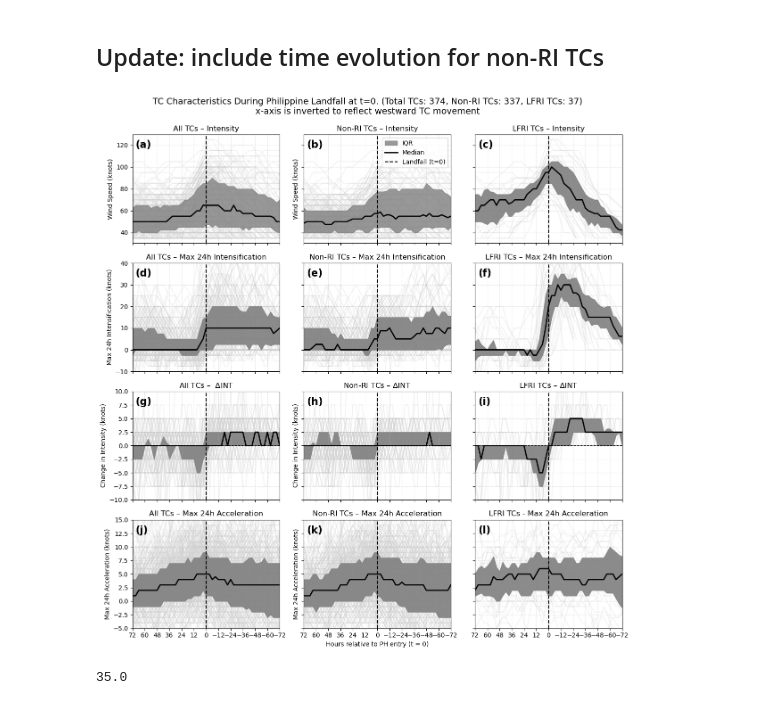
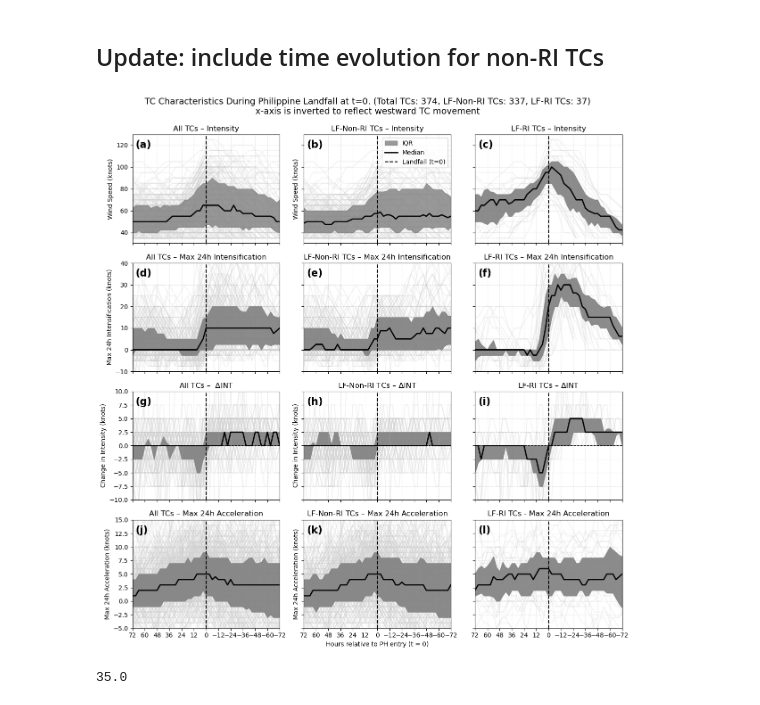
Before and after one commit to baracoma/tc-statistics, a Jupyter notebook: tc-characteristics.ipynb, the cells around one changed output. Cells and saved outputs as stored; diff of their text form; code cells hidden in the pictures.

Commit message:
Updated definitions from Non-RI TCs to LF-Non-RI TCs and LFRI to LF-RI TCs.

```diff
--- a/tc-characteristics.ipynb
+++ b/tc-characteristics.ipynb
@@ -1172,7 +1172,7 @@ for sid, group in df_nonri.groupby('SID'):
 ax_wind_nonri.fill_between(stats_nonri['t_step'], stats_nonri['p25'], stats_nonri['p75'], color='grey', alpha=0.8, label='IQR', zorder=2)
 ax_wind_nonri.plot(stats_nonri['t_step'], stats_nonri['median'], color='black', linewidth=2, label='Median', zorder=3)
 ax_wind_nonri.axvline(0, color='black', linestyle='--', label='Landfall (t=0)')
-ax_wind_nonri.set_title("Non-RI TCs – Intensity")
+ax_wind_nonri.set_title("LF-Non-RI TCs – Intensity")
 ax_wind_nonri.set_ylabel("Wind Speed (knots)")
 ax_wind_nonri.grid(True, linestyle='--', alpha=0.3)
 ax_wind_nonri.legend(loc='upper right')
@@ -1185,7 +1185,7 @@ for sid, group in df_ri.groupby('SID'):
 ax_wind_ri.fill_between(stats_ri['t_step'], stats_ri['p25'], stats_ri['p75'], color='grey', alpha=0.9, label='IQR', zorder=2)
 ax_wind_ri.plot(stats_ri['t_step'], stats_ri['median'], color='black', linewidth=2, label='Median', zorder=3)
 ax_wind_ri.axvline(0, color='black', linestyle='--', label='PH Entry (t=0)')
-ax_wind_ri.set_title("LFRI TCs – Intensity")
+ax_wind_ri.set_title("LF-RI TCs – Intensity")
 ax_wind_ri.grid(True, linestyle='--', alpha=0.3)
 # ax_wind_ri.legend(loc='upper right')
 
@@ -1222,7 +1222,7 @@ ax_int_nonri.fill_between(stats_nonri['t_step'], stats_nonri['p25_max_intens'],
 ax_int_nonri.plot(stats_nonri['t_step'], stats_nonri['median_max_intens'], color='black', linewidth=2, label='Median', zorder=3)
 ax_int_nonri.axvline(0, color='black', linestyle='--', label='PH Entry (t=0)')
 # ax6.set_xlabel("Hours relative to PH entry (t = 0)")
-ax_int_nonri.set_title("Non-RI TCs – Max 24h Intensification")
+ax_int_nonri.set_title("LF-Non-RI TCs – Max 24h Intensification")
 ax_int_nonri.grid(True, linestyle='--', alpha=0.3)
 # ax6.legend(loc='upper left')
 
@@ -1236,7 +1236,7 @@ ax_int_ri.fill_between(stats_ri['t_step'], stats_ri['p25_max_intens'], stats_ri[
 ax_int_ri.plot(stats_ri['t_step'], stats_ri['median_max_intens'], color='black', linewidth=2, label='Median', zorder=3)
 ax_int_ri.axvline(0, color='black', linestyle='--', label='PH Entry (t=0)')
 # ax_int_ri.set_xlabel("Hours relative to PH entry (t = 0)")
-ax_int_ri.set_title("LFRI TCs – Max 24h Intensification")
+ax_int_ri.set_title("LF-RI TCs – Max 24h Intensification")
 ax_int_ri.grid(True, linestyle='--', alpha=0.3)
 # ax_int_ri.legend(loc='upper left')
 
@@ -1277,7 +1277,7 @@ ax_del_nonri.axhline(0, color='black', linestyle='--', linewidth=1)
 
 # ax_del.set_xlabel("Hours relative to PH entry (t = 0)")
 ax_del_nonri.set_ylabel("Change in Intensity (knots)")
-ax_del_nonri.set_title("Non-RI TCs – $\Delta$INT")
+ax_del_nonri.set_title("LF-Non-RI TCs – $\Delta$INT")
 ax_del_nonri.grid(True, linestyle='--', alpha=0.3)
 # ax_del.legend(loc='upper left')
 ax_del_nonri.set_ylim([-10,10])
@@ -1298,7 +1298,7 @@ ax_del_ri.axvline(0, color='black', linestyle='--', label='PH Entry (t=0)')
 ax_del_ri.axhline(0, color='black', linestyle='--', linewidth=1)
 
 # ax8.set_xlabel("Hours relative to PH entry (t = 0)")
-ax_del_ri.set_title("LFRI TCs – $\Delta$INT")
+ax_del_ri.set_title("LF-RI TCs – $\Delta$INT")
 ax_del_ri.grid(True, linestyle='--', alpha=0.3)
 # ax8.legend(loc='upper left')
 
@@ -1339,7 +1339,7 @@ ax_accel_nonri.axvline(0, color='black', linestyle='--', label='PH Entry (t=0)')
 
 ax_accel_nonri.set_xlabel("Hours relative to PH entry (t = 0)")
 ax_accel_nonri.set_ylabel("Max 24h Acceleration (knots)")
-ax_accel_nonri.set_title("Non-RI TCs – Max 24h Acceleration")
+ax_accel_nonri.set_title("LF-Non-RI TCs – Max 24h Acceleration")
 ax_accel_nonri.grid(True, linestyle='--', alpha=0.3)
 # ax9.legend(loc='upper left')
 ax_accel_nonri.set_ylim([-5,15])
@@ -1352,36 +1352,36 @@ for sid, group in df_ri.groupby('SID'):
 ax_accel_ri.fill_between(stats_ri['t_step'], stats_ri['p25_max_accel'], stats_ri['p75_max_accel'],
                  color='grey', alpha=0.9, label='IQR', zorder=2)
 ax_accel_ri.plot(stats_ri['t_step'], stats_ri['median_max_accel'], color='black', linewidth=2, label='Median', zorder=3)
 ax_accel_ri.axvline(0, color='black', linestyle='--', label='PH Entry (t=0)')
 
 # # Add a horizontal line at y=0 for delta_3hr
 # ax10.axhline(0, color='black', linestyle='--', linewidth=1)
 
 # ax_accel_ri.set_xlabel("Hours relative to PH entry (t = 0)")
-ax_accel_ri.set_title("LFRI TCs - Max 24h Acceleration")
+ax_accel_ri.set_title("LF-RI TCs - Max 24h Acceleration")
 ax_accel_ri.grid(True, linestyle='--', alpha=0.3)
 # ax10.legend(loc='upper left')
 
 
 # ==== Invert X axis for all subplots ====
 for ax in axs.flat:
     ax.set_xlim(72, -72)
     ax.set_xticks(np.arange(-72, 75, 12))
 
 plt.tight_layout()
 # Get the number of TCs
 total_tcs = len(df_ph_labeled['SID'].unique())  # Total number of all TCs
 total_ri_tcs = len(df_ri['SID'].unique())  # Total number of RI TCs
 total_nonri_tcs = len(df_nonri['SID'].unique())  # Total number of RI TCs
 # Add a general title for all subplots with count info
-fig.suptitle(f"TC Characteristics During Philippine Landfall at t=0. (Total TCs: {total_tcs}, Non-RI TCs: {total_nonri_tcs}, LFRI TCs: {total_ri_tcs})\n"
+fig.suptitle(f"TC Characteristics During Philippine Landfall at t=0. (Total TCs: {total_tcs}, LF-Non-RI TCs: {total_nonri_tcs}, LF-RI TCs: {total_ri_tcs})\n"
              "x-axis is inverted to reflect westward TC movement",
              fontsize=14, y=1.04)
 
 plt.show()
 fig.savefig('plot/Figure04_tc_characteristics_landfall_nonri.png', dpi=300, bbox_inches='tight')
 # %% [output]
-[figure, old version]
+[figure, new version]
 # %%
 df_plot[df_plot.WMO_WIND>0].WMO_WIND.min()
 # %% [output]
```
Also changed, not shown: parts of 2 cells of this notebook.
